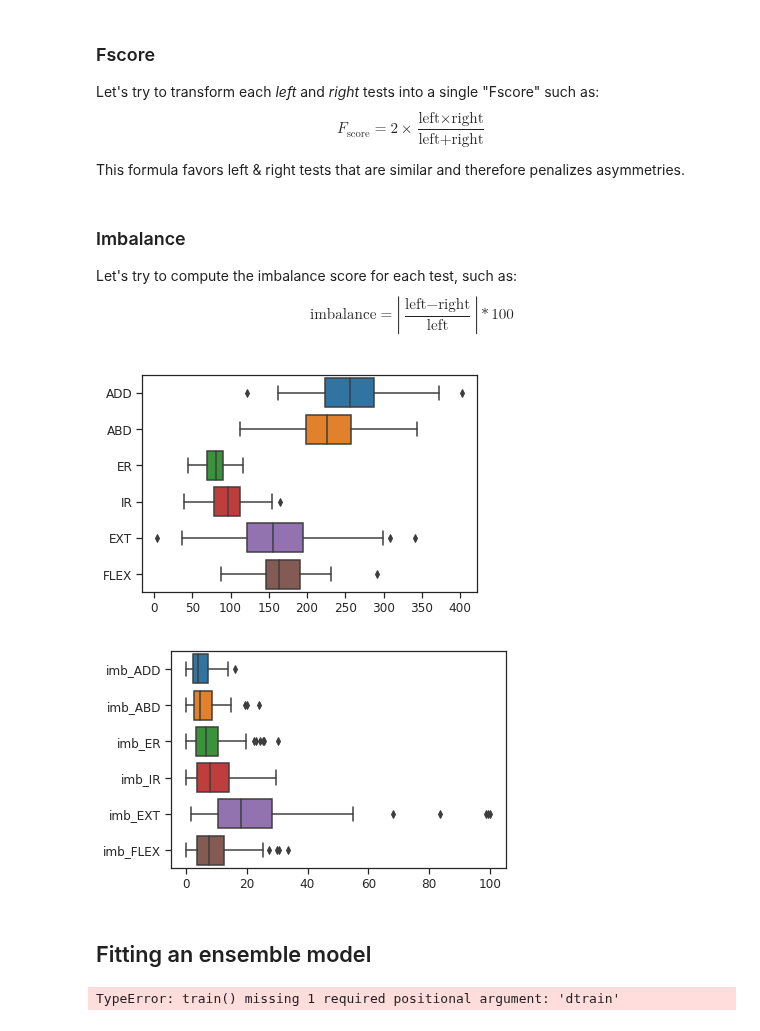
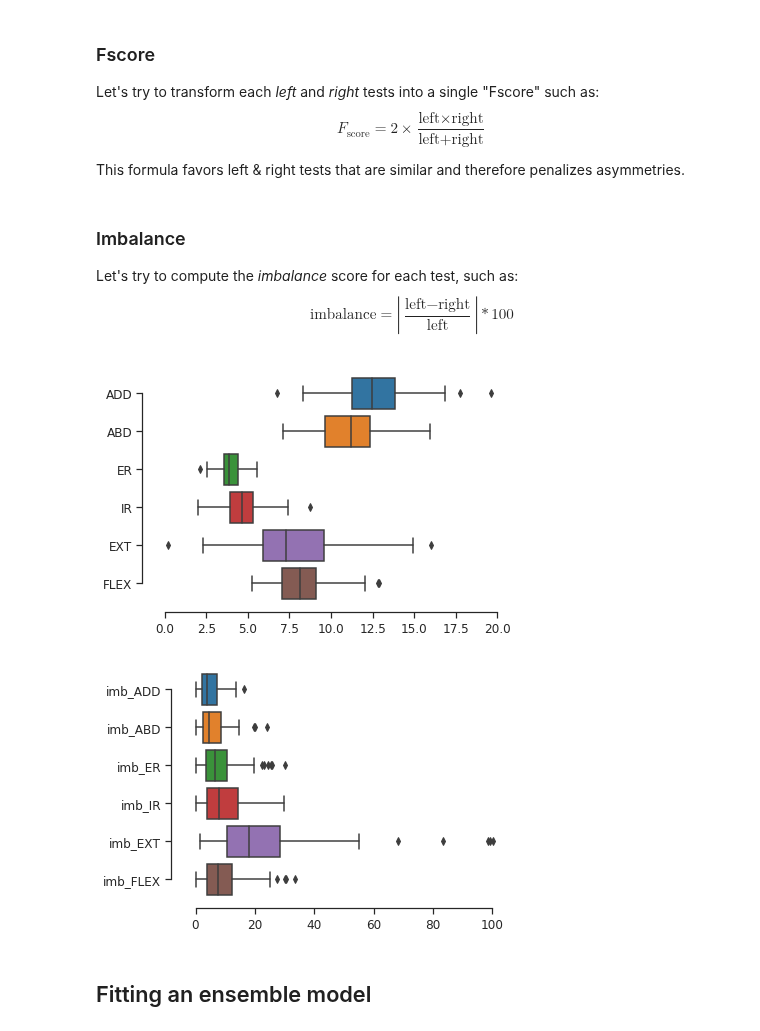
Before and after one commit to romainmartinez/synchro, a Jupyter notebook: synchro.ipynb, the cells around one changed output. Drawn from its saved outputs; the diff is of its cells as text; code cells hidden in the pictures.

```diff
--- a/synchro.ipynb
+++ b/synchro.ipynb
@@ -48,3 +54,6 @@ X.head()
+# %%
+IMC = df['Weight'] / (df['Height'] * df['Height'])
+X = X.divide(IMC, axis=0)
 # %% [markdown]
 ### nan remover
 # %%
@@ -124,14 +140,14 @@ def f_score(a, b):
     return 2 * (a * b) / (a + b)
 # %% [markdown]
 ### Imbalance
-Let's try to compute the imbalance score for each test, such as:
+Let's try to compute the *imbalance* score for each test, such as:
 $$\text{imbalance} = |\frac{\text{left} - \text{right}}{\text{left}}| * 100$$
 # %%
 def imbalance(a, b):
     """compute the imbalance score, in percentage."""
     return np.abs((a - b) / a) * 100
 # %%
-X_f_score = pd.DataFrame()
+X_augmented = pd.DataFrame()
 for name, icol in X.iteritems():
     b = np.empty(0)
     if name[-1] == 'G':
@@ -139,16 +155,22 @@ for name, icol in X.iteritems():
     else:
         b = icol
     if b.any():
-        X_f_score[name[:-2]] = f_score(a, b)
-        X_f_score[f'imb_{name[:-2]}'] = imbalance(a, b)
+        X_augmented[name[:-2]] = f_score(a, b)
+        X_augmented[f'imb_{name[:-2]}'] = imbalance(a, b)
 # %%
-sns.boxplot(data=X_f_score[[i for i in X_f_score if i[0] != 'i']], orient='h');
+sns.boxplot(
+    data=X_augmented[[i for i in X_augmented if i[0] != 'i']], orient='h')
+sns.despine(offset=10, trim=True)
+plt.tight_layout()
 # %% [output]
-[figure, old version]
+[figure, new version]
 # %%
-sns.boxplot(data=X_f_score[[i for i in X_f_score if i[0] == 'i']], orient='h');
+sns.boxplot(
+    data=X_augmented[[i for i in X_augmented if i[0] == 'i']], orient='h')
+sns.despine(offset=10, trim=True)
+plt.tight_layout()
 # %% [output]
-[figure, old version]
+[figure, new version]
 # %% [markdown]
 ## Fitting an ensemble model
 # %%
@@ -159,26 +180,0 @@ X_train, X_test, y_train, y_test = train_test_split(
-# %%
-import xgboost
-
-label = 'BODYBOOST'
-
-dtrain = xgboost.DMatrix(X_train, label=y_train[label])
-dtest = xgboost.DMatrix(X_test, label=y_test[label])
-
-params = {
-    "eta": 0.01,
-    "objective": "reg:linear",
-    "subsample": 0.5,
-    "base_score": np.mean(y_train[label]),
-    "eval_metric": "logloss"
-}
-
-boosted = xgboost.train(
-#     params,
-    dtrain,
-    num_boost_round=5000,
-    evals=[(dtest, "Test")],
-    verbose_eval=25,
-    early_stopping_rounds=100
-)
-# %% [output]
-TypeError: train() missing 1 required positional argument: 'dtrain'
```
Also changed, not shown: parts of 15 cells of this notebook, 9 other files.
